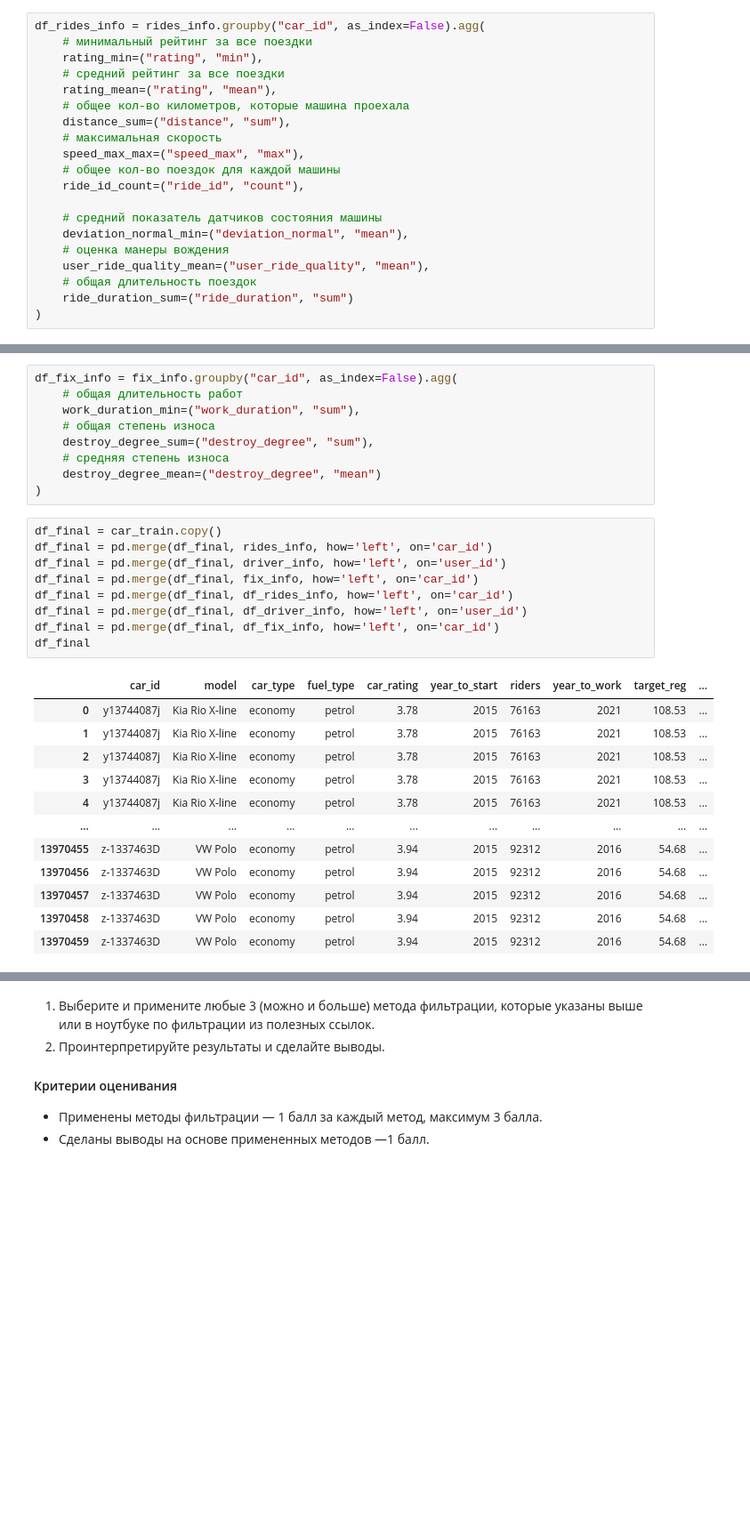
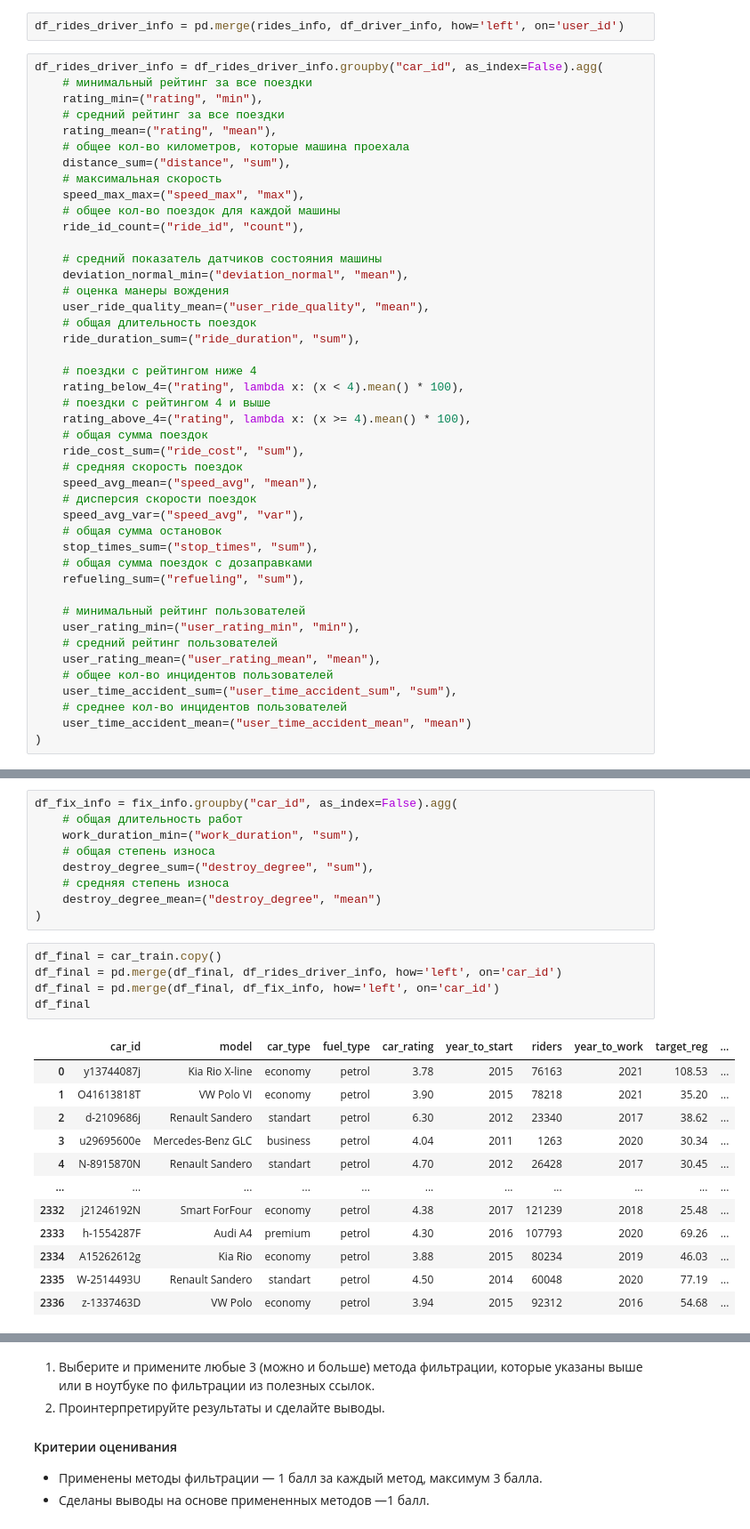
Before and after one commit to savspit/mipt_competitive_ds, a Jupyter notebook: shestakov_anton_vladimirovich.ipynb, the cells around one changed output, grey strips where cells are left out. Shown at 89% size. Cells and saved outputs as stored; diff of their text form; blank space fills up the shorter version.

```diff
--- a/shestakov_anton_vladimirovich.ipynb
+++ b/shestakov_anton_vladimirovich.ipynb
@@ -171,5 +186,7 @@ fix_info.sample(5)
+# %%
+df_rides_driver_info = pd.merge(rides_info, df_driver_info, how='left', on='user_id')
 # %%
-df_rides_info = rides_info.groupby("car_id", as_index=False).agg(
+df_rides_driver_info = df_rides_driver_info.groupby("car_id", as_index=False).agg(
     # минимальный рейтинг за все поездки
     rating_min=("rating", "min"),
     # средний рейтинг за все поездки
@@ -186,5 +203,29 @@ df_rides_info = rides_info.groupby("car_id", as_index=False).agg(
     # оценка манеры вождения
     user_ride_quality_mean=("user_ride_quality", "mean"),
     # общая длительность поездок
-    ride_duration_sum=("ride_duration", "sum")
+    ride_duration_sum=("ride_duration", "sum"),
+
+    # поездки с рейтингом ниже 4
+    rating_below_4=("rating", lambda x: (x < 4).mean() * 100),
+    # поездки с рейтингом 4 и выше
+    rating_above_4=("rating", lambda x: (x >= 4).mean() * 100),
+    # общая сумма поездок
+    ride_cost_sum=("ride_cost", "sum"),
+    # средняя скорость поездок
+    speed_avg_mean=("speed_avg", "mean"),
+    # дисперсия скорости поездок
+    speed_avg_var=("speed_avg", "var"),
+    # общая сумма остановок
+    stop_times_sum=("stop_times", "sum"),
+    # общая сумма поездок с дозаправками
+    refueling_sum=("refueling", "sum"),
+
+    # минимальный рейтинг пользователей
+    user_rating_min=("user_rating_min", "min"),
+    # средний рейтинг пользователей
+    user_rating_mean=("user_rating_mean", "mean"),
+    # общее кол-во инцидентов пользователей
+    user_time_accident_sum=("user_time_accident_sum", "sum"),
+    # среднее кол-во инцидентов пользователей
+    user_time_accident_mean=("user_time_accident_mean", "mean")
 )
@@ -208,23 +240,19 @@ df_fix_info = fix_info.groupby("car_id", as_index=False).agg(
 )
 # %%
 df_final = car_train.copy()
-df_final = pd.merge(df_final, rides_info, how='left', on='car_id')
-df_final = pd.merge(df_final, driver_info, how='left', on='user_id')
-df_final = pd.merge(df_final, fix_info, how='left', on='car_id')
-df_final = pd.merge(df_final, df_rides_info, how='left', on='car_id')
-df_final = pd.merge(df_final, df_driver_info, how='left', on='user_id')
+df_final = pd.merge(df_final, df_rides_driver_info, how='left', on='car_id')
 df_final = pd.merge(df_final, df_fix_info, how='left', on='car_id')
 df_final
 # %% [output]
 |  | car_id | model | car_type | fuel_type | car_rating | year_to_start | riders | year_to_work | target_reg | ... |
 | 0 | y13744087j | Kia Rio X-line | economy | petrol | 3.78 | 2015 | 76163 | 2021 | 108.53 | ... |
-| 1 | y13744087j | Kia Rio X-line | economy | petrol | 3.78 | 2015 | 76163 | 2021 | 108.53 | ... |
-| 2 | y13744087j | Kia Rio X-line | economy | petrol | 3.78 | 2015 | 76163 | 2021 | 108.53 | ... |
-| 3 | y13744087j | Kia Rio X-line | economy | petrol | 3.78 | 2015 | 76163 | 2021 | 108.53 | ... |
-| 4 | y13744087j | Kia Rio X-line | economy | petrol | 3.78 | 2015 | 76163 | 2021 | 108.53 | ... |
+| 1 | O41613818T | VW Polo VI | economy | petrol | 3.90 | 2015 | 78218 | 2021 | 35.20 | ... |
+| 2 | d-2109686j | Renault Sandero | standart | petrol | 6.30 | 2012 | 23340 | 2017 | 38.62 | ... |
+| 3 | u29695600e | Mercedes-Benz GLC | business | petrol | 4.04 | 2011 | 1263 | 2020 | 30.34 | ... |
+| 4 | N-8915870N | Renault Sandero | standart | petrol | 4.70 | 2012 | 26428 | 2017 | 30.45 | ... |
 | ... | ... | ... | ... | ... | ... | ... | ... | ... | ... | ... |
-| 13970455 | z-1337463D | VW Polo | economy | petrol | 3.94 | 2015 | 92312 | 2016 | 54.68 | ... |
-| 13970456 | z-1337463D | VW Polo | economy | petrol | 3.94 | 2015 | 92312 | 2016 | 54.68 | ... |
-| 13970457 | z-1337463D | VW Polo | economy | petrol | 3.94 | 2015 | 92312 | 2016 | 54.68 | ... |
-| 13970458 | z-1337463D | VW Polo | economy | petrol | 3.94 | 2015 | 92312 | 2016 | 54.68 | ... |
-| 13970459 | z-1337463D | VW Polo | economy | petrol | 3.94 | 2015 | 92312 | 2016 | 54.68 | ... |
+| 2332 | j21246192N | Smart ForFour | economy | petrol | 4.38 | 2017 | 121239 | 2018 | 25.48 | ... |
+| 2333 | h-1554287F | Audi A4 | premium | petrol | 4.30 | 2016 | 107793 | 2020 | 69.26 | ... |
+| 2334 | A15262612g | Kia Rio | economy | petrol | 3.88 | 2015 | 80234 | 2019 | 46.03 | ... |
+| 2335 | W-2514493U | Renault Sandero | standart | petrol | 4.50 | 2014 | 60048 | 2020 | 77.19 | ... |
+| 2336 | z-1337463D | VW Polo | economy | petrol | 3.94 | 2015 | 92312 | 2016 | 54.68 | ... |
```
Also changed, not shown: parts of 40 cells of this notebook.
